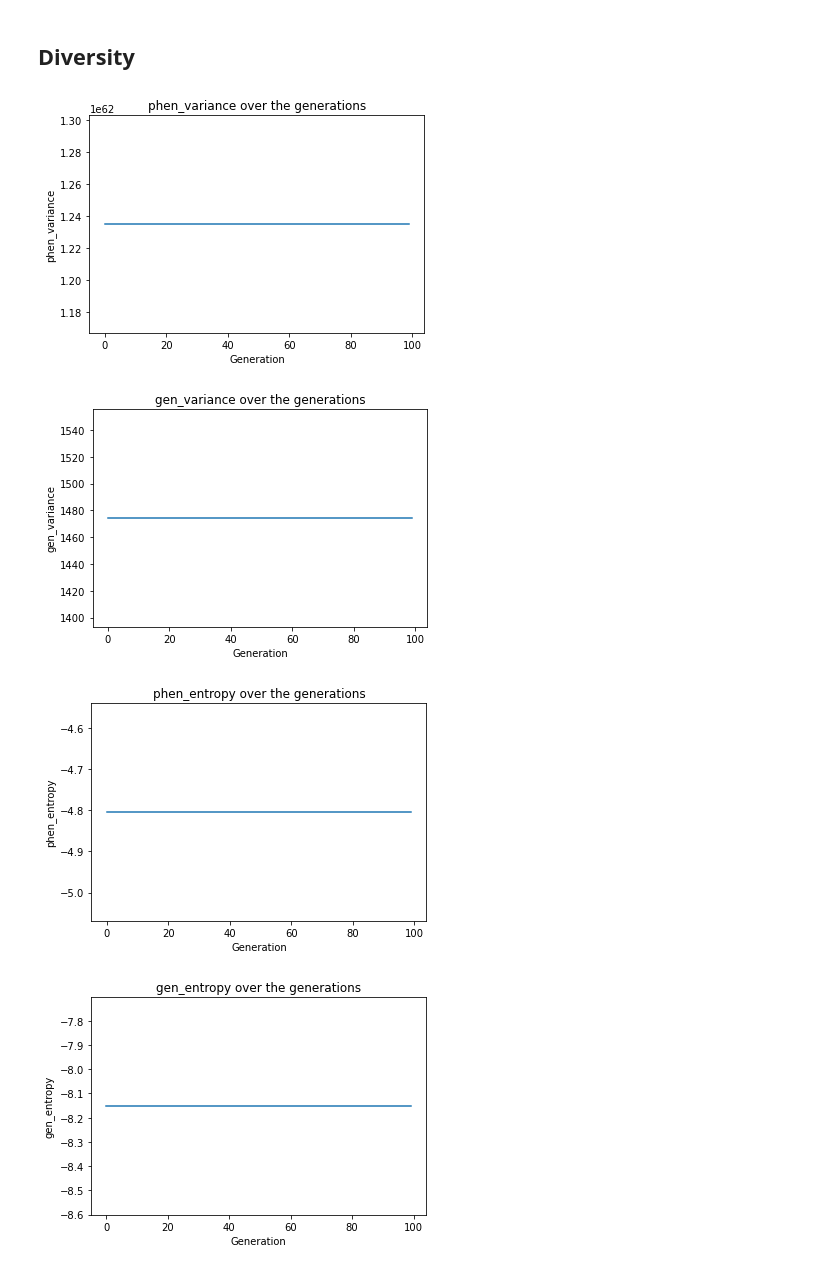
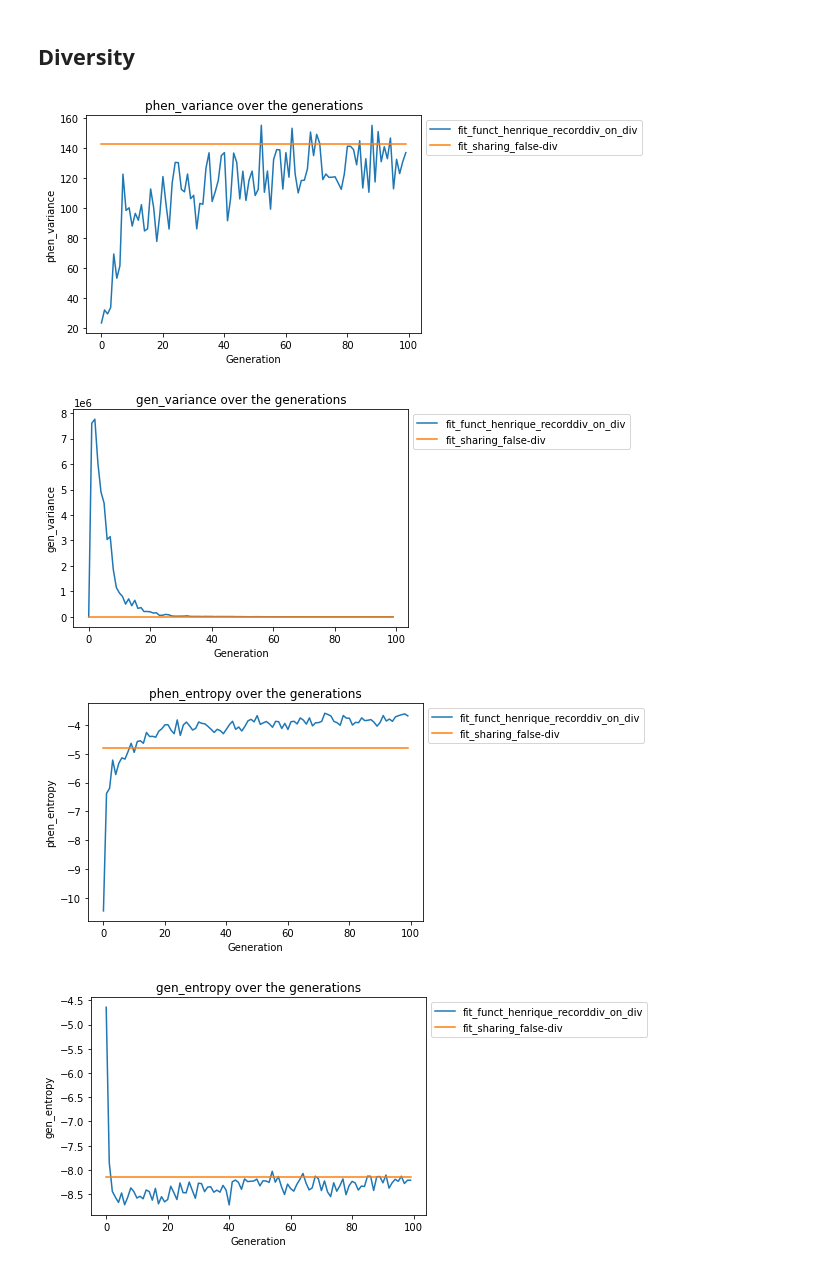
Before and after one commit to ph1001/GA_learning_Snake, a Jupyter notebook: 01_Snake/Statistical Analysis.ipynb, the cells around one changed output. Saved outputs shown, nothing was run; the diff lists cells and outputs as text; code cells hidden in the pictures.

```diff
--- a/01_Snake/Statistical Analysis.ipynb
+++ b/01_Snake/Statistical Analysis.ipynb
@@ -189,4 +189,6 @@ def data_sorting_diversity(folder_name):
 
         data[column] = data[column].apply(lambda x: x / len(os.listdir(os.path.join('data', folder_name))))
 
+    data['phen_variance'] = data['phen_variance'].apply(lambda x: np.log(x))
+
     return data
@@ -225,6 +210,7 @@ def compare_data_diversity(folder_list, boxplot = False):
             plt.title(f'{column} over the generations')
             plt.xlabel('Generation')
             plt.ylabel(f'{column}')
+            plt.legend(bbox_to_anchor=(1,1), loc="upper left")
             plt.show()
 # %% [markdown]
 # See performance of a configuration
@@ -269,9 +255,9 @@ compare_data(['fit_sharing_false_fit'], std = True, boxplot = True)
 # %% [markdown]
 ## Diversity
 # %%
-compare_data_diversity(['fit_sharing_false-div'])
+compare_data_diversity(['fit_funct_henrique_recorddiv_on_div', 'fit_sharing_false-div'])
 # %% [output]
-[figure, old version]
+[figure, new version]
-[figure, old version]
+[figure, new version]
-[figure, old version]
+[figure, new version]
-[figure, old version]
+[figure, new version]
```
Also changed, not shown: parts of 2 cells of this notebook, 1 other file.
